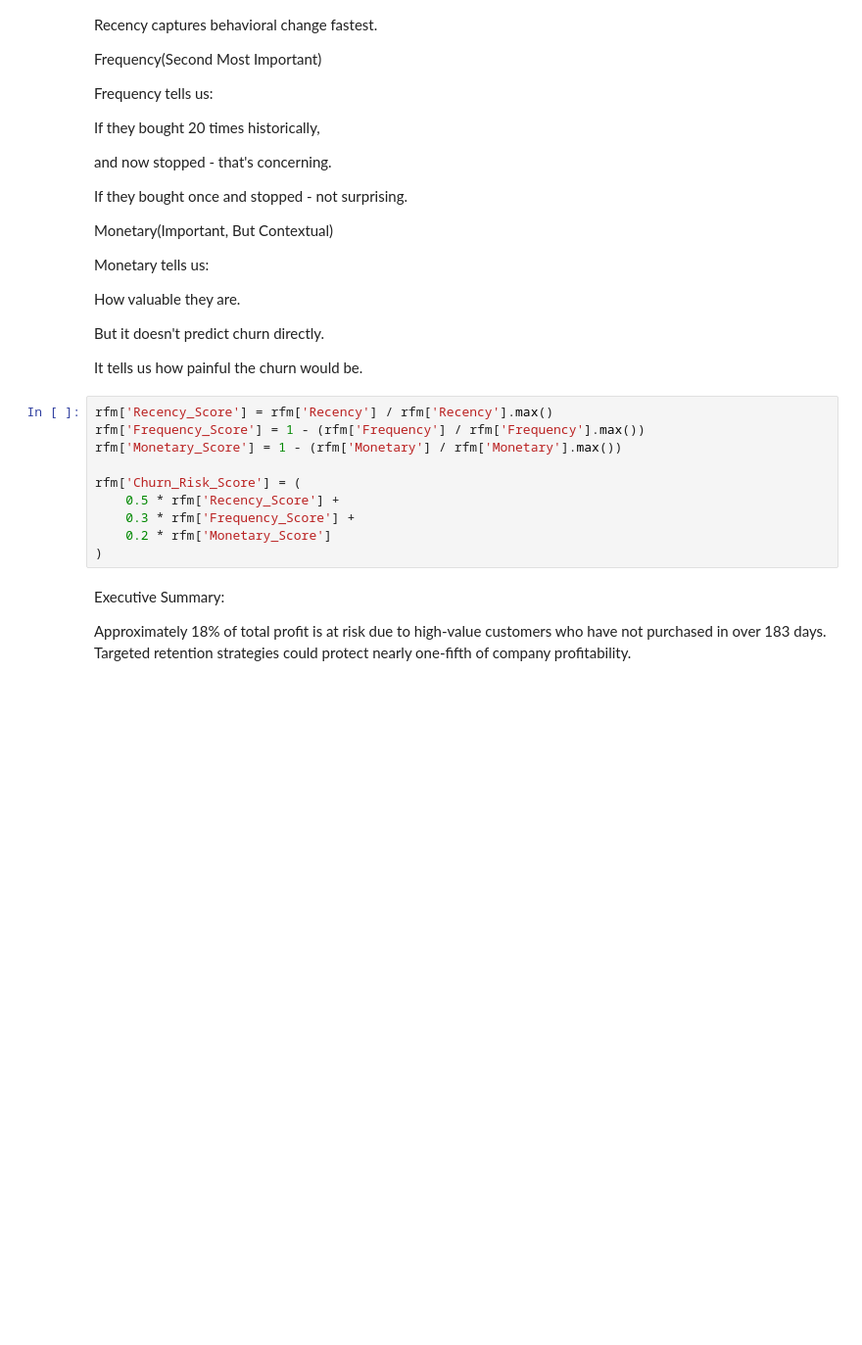
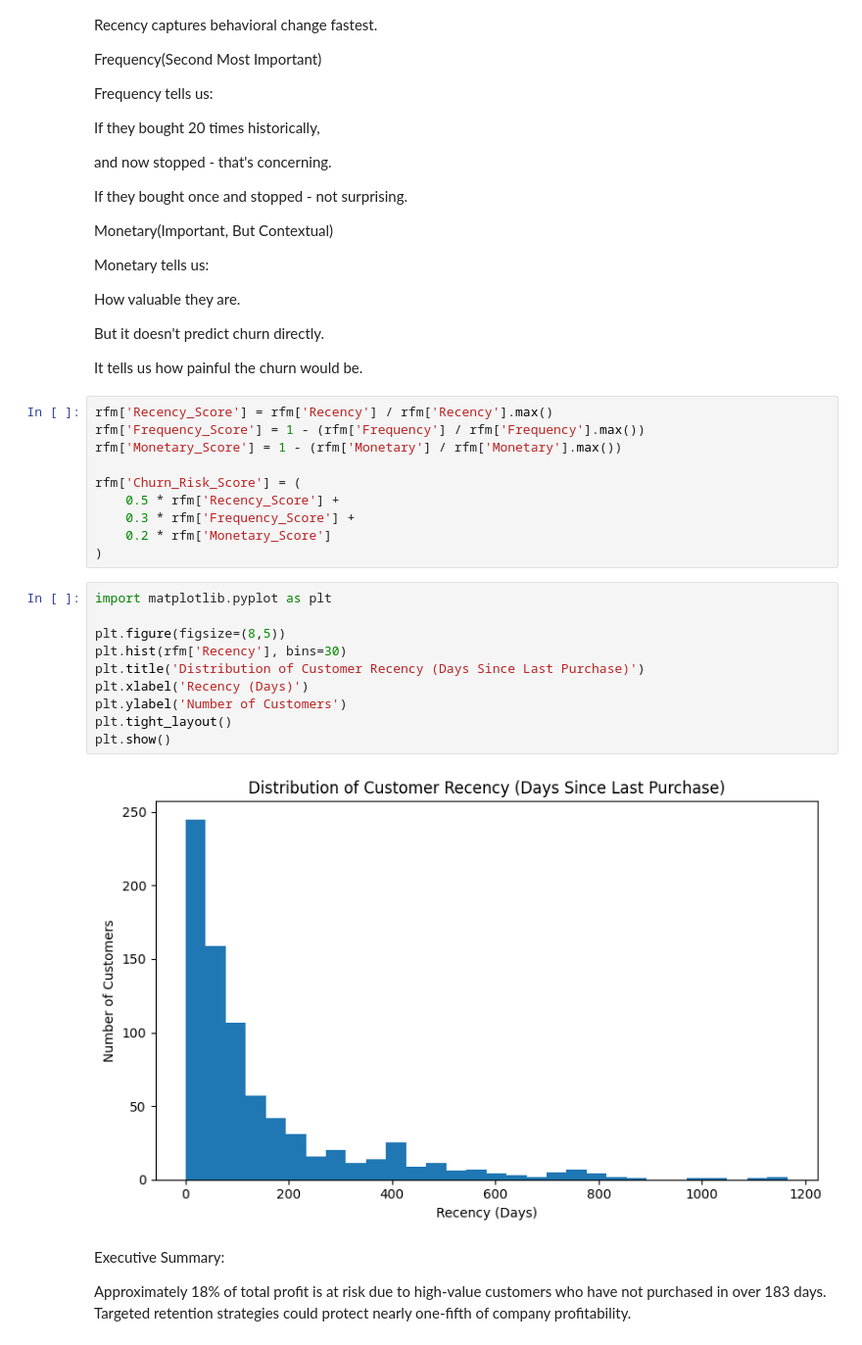
Before and after one commit to Khushal002/retail-profit-churn-analysis, a Jupyter notebook: notebooks/Analysis.ipynb, the cells around one changed output. Shown at 98% size. Cells and saved outputs as stored; diff of their text form; blank space fills up the shorter version.

```diff
--- a/notebooks/Analysis.ipynb
+++ b/notebooks/Analysis.ipynb
@@ -663,6 +659,18 @@ rfm['Churn_Risk_Score'] = (
     0.3 * rfm['Frequency_Score'] +
     0.2 * rfm['Monetary_Score']
 )
+# %%
+import matplotlib.pyplot as plt
+
+plt.figure(figsize=(8,5))
+plt.hist(rfm['Recency'], bins=30)
+plt.title('Distribution of Customer Recency (Days Since Last Purchase)')
+plt.xlabel('Recency (Days)')
+plt.ylabel('Number of Customers')
+plt.tight_layout()
+plt.show()
+# %% [output]
+[figure, added]
 # %% [markdown]
 Executive Summary:
 
```
Also changed, not shown: parts of 2 cells of this notebook.
